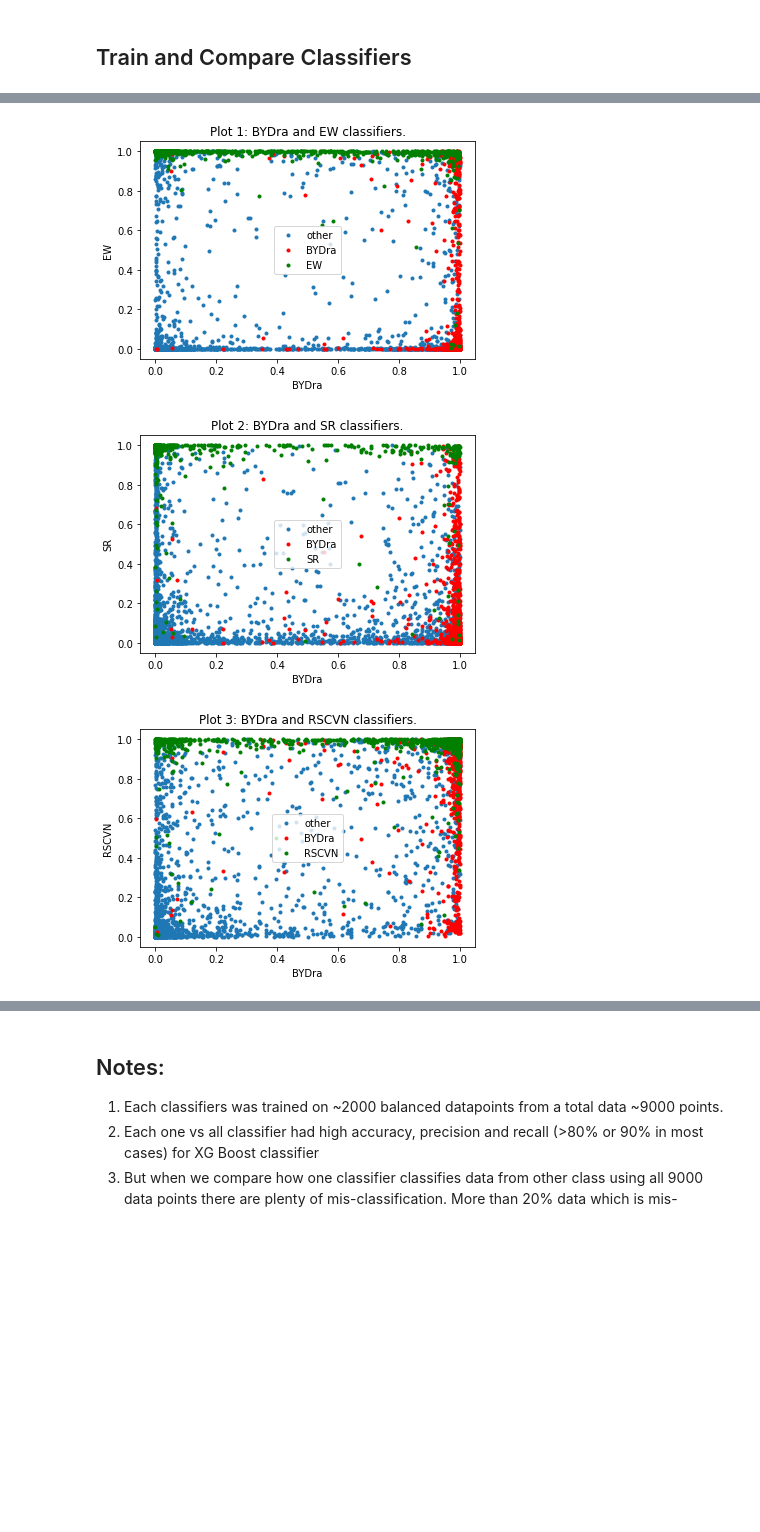
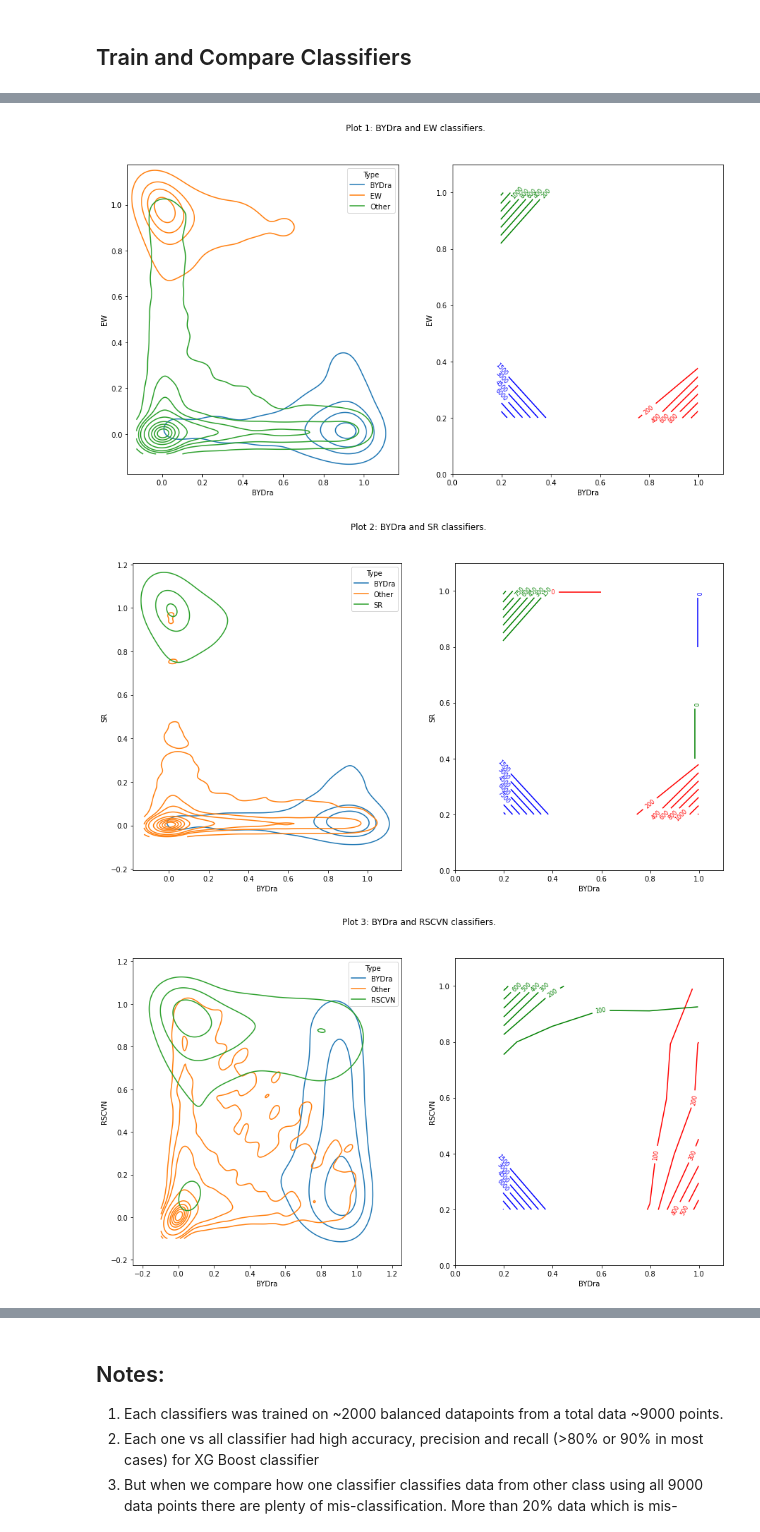
Before and after one commit to truptimr/UCSD-MLE-ZTF, a Jupyter notebook: OneVSallClassifier-comparison-2.ipynb, the cells around one changed output, grey strips where cells are left out. Drawn from its saved outputs; the diff is of its cells as text; code cells hidden in the pictures; blank space fills up the shorter version.

```diff
--- a/OneVSallClassifier-comparison-2.ipynb
+++ b/OneVSallClassifier-comparison-2.ipynb
@@ -103,7 +105,7 @@ def multiple_to_2labels(df,variable_type):
     df1 = df0[df0.Type == 'ZZ']
     df2 = df0[df0.Type == OneClass]
 
-    df3 = df1.sample(n=1000, random_state=1) # balance data type by only selecting 1000 of other type
+    df3 = df1.sample(n=6000, random_state=1) # balance data type by only selecting 1000 of other type
     frames = [df2,df3]
     df_balanced = pd.concat(frames)
     return df0, df_balanced
@@ -127,8 +129,8 @@ def preprocess_data(df):
 
     # Split dataset into training set and test set
     X_tr, X_ts, y_train, y_test = train_test_split(X, y, test_size=0.3) # 70% training and 30% test
-    X_train = X_tr.drop(['Type','sourceid', 'RAdeg','DEdeg','ID'],axis='columns')
-    X_test = X_ts.drop(['Type','sourceid', 'RAdeg','DEdeg','ID'],axis='columns')
+    X_train = X_tr.drop(['index','Type','sourceid', 'RAdeg','DEdeg','ID'],axis='columns')
+    X_test = X_ts.drop(['index','Type','sourceid', 'RAdeg','DEdeg','ID'],axis='columns')
     return X_train, X_test, y_train, y_test
 # %%
 
@@ -267,7 +279,7 @@ def preprocess_data2(df):
     le.fit(label)
 
     # Drop columns that are not features
-    X = df.drop(['Type','sourceid', 'RAdeg','DEdeg','ID'],axis='columns')
+    X = df.drop(['index','Type','sourceid', 'RAdeg','DEdeg','ID'],axis='columns')
     # Encode labels to form y labels
     y = le.transform(df.Type)
     return X, y
@@ -280,6 +292,7 @@ def find_probabilities(fitted_models,df,variable_type):
     df0,df_oneVsAll = multiple_to_2labels(df,variable_type)
     X, y = preprocess_data2(df0)
     clf_XGBoost =  pickle.loads(fitted_models['XG Boost'][variable_type])
+    clf_XGBoost =  pickle.loads(fitted_models['XG Boost'][variable_type])
 #     print(clf_XGBoost.feature_importances_)
     y_prob = clf_XGBoost.predict_proba(X)
     return y_prob
@@ -291,29 +304,56 @@ for variable_type in label:
     all_probs[variable_type] = find_probabilities(fitted_models,df,variable_type)
 # %%
 # plot the probabilities from 2 classifiers at a time
+
 n = len(label)
 j = 0
 for i in range(0,n):
     for k in range(i+1,n):
         j = j+1
         variable_type1 = label[i]
         variable_type2 = label[k]
+        df_prob = pd.DataFrame(columns=[variable_type1, variable_type2, 'Type'])
         prob1 = all_probs[variable_type1][:,0]
         prob2 = all_probs[variable_type2][:,0]
+        df_prob[variable_type1] = prob1
+        df_prob[variable_type2] = prob2
         ind1 = df.index[df['Type']==variable_type1].values
         ind2 = df.index[df['Type']==variable_type2].values
         ind3 = df.index[(df['Type'] != variable_type1) & (df['Type'] != variable_type2)]
-        plt.plot(prob1[ind3],prob2[ind3],'.')
-        plt.plot(prob1[ind1],prob2[ind1],'r.')
-        plt.plot(prob1[ind2],prob2[ind2],'g.')
+
+
+        df_prob.loc[ind1,'Type'] = variable_type1
+        df_prob.loc[ind2,'Type'] = variable_type2
+        df_prob.loc[ind3,'Type'] = 'Other'
+
+        title_string = "Plot {}: {} and {} classifiers.".format(j,variable_type1, variable_type2)
+        fig, (ax1,ax2) = plt.subplots(1,2,figsize=(15,8))
+        sns.kdeplot(data = df_prob,x=variable_type1,y=variable_type2, ax=ax1, hue='Type')
+
+
+        H, xedges, yedges = np.histogram2d(prob1[ind3],prob2[ind3], bins=(5,5))
+        contours=ax2.contour(xedges[1:],yedges[1:],H.T, colors='blue')
+        ax2.set_xlim([0,1.1])
+        ax2.set_ylim([0,1.1])
+        ax2.clabel(contours,fmt = '%2.1d', inline=True, fontsize=8)
+
+
+        H, xedges, yedges = np.histogram2d(prob1[ind1],prob2[ind1], bins=(5,5))
+        contours=ax2.contour(xedges[1:],yedges[1:],H.T, colors='red')
+        ax2.clabel(contours, fmt = '%2.1d', inline=True, fontsize=8)
+
+        H, xedges, yedges = np.histogram2d(prob1[ind2],prob2[ind2], bins=(5,5))
+        contours=ax2.contour(xedges[1:],yedges[1:],H.T, colors='green')
+        ax2.clabel(contours, fmt = '%2.1d', inline=True, fontsize=8)
+
         plt.xlabel(variable_type1)
         plt.ylabel(variable_type2)
-        plt.legend(['other',variable_type1, variable_type2])
         title_string = "Plot {}: {} and {} classifiers.".format(j,variable_type1, variable_type2)
-        plt.title(title_string)
+        fig.suptitle(title_string)
+
         plt.show()
-        del ind1, ind2, ind3
+        del ind1, ind2, ind3, df_prob
 # %% [output]
-[figure, old version]
+[figure, new version]
-[figure, old version]
+[figure, new version]
-[figure, old version]
+[figure, new version]
```
Also changed, not shown: parts of 19 cells of this notebook.
